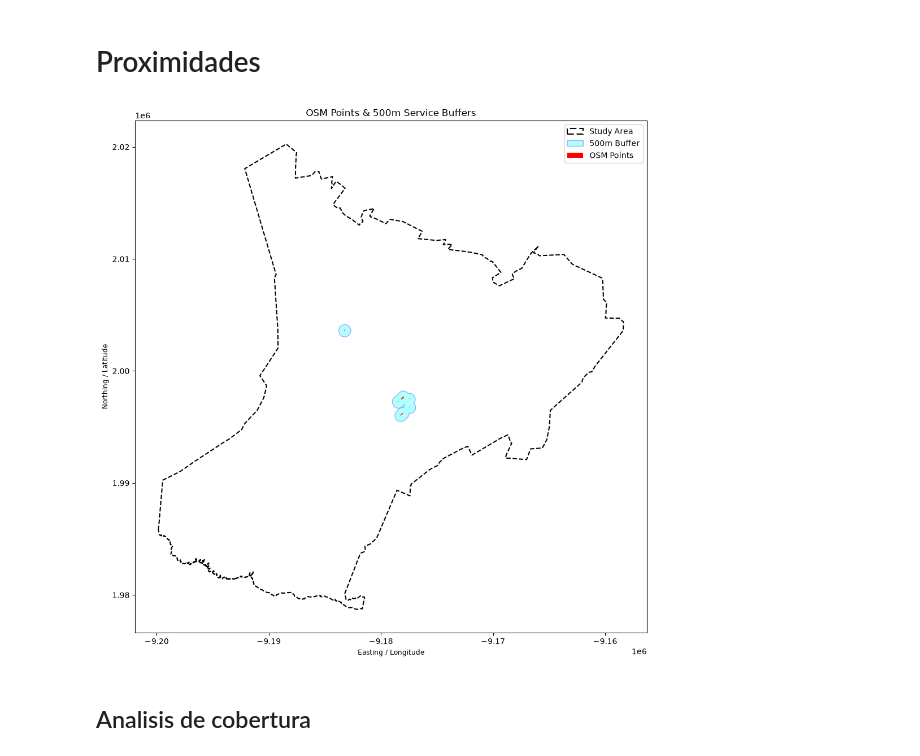
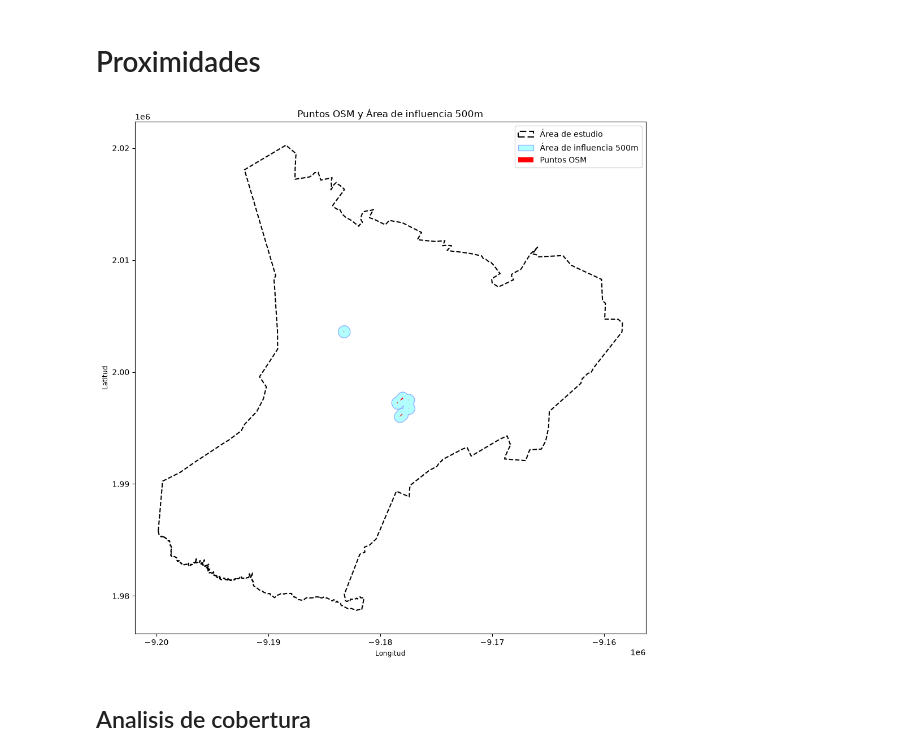
Before and after one commit to BardoSal/ServiceGapAnalysis, a Jupyter notebook: notebooks/code.ipynb, the cells around one changed output. Saved outputs shown, nothing was run; the diff lists cells and outputs as text; code cells hidden in the pictures.

```diff
--- a/notebooks/code.ipynb
+++ b/notebooks/code.ipynb
@@ -733,8 +726,6 @@ dissolved_buffer = buffer_500m.dissolve()
 buffers_path = os.path.join(POP_DISTRIBUTION_OUTPUT_FOLDER, f"osm_buffers_{study_area}.gpkg")
 dissolved_buffer.to_file(buffers_path, driver="GPKG")
 # %%
-import matplotlib.pyplot as plt
-
 # 1. Set up Matplotlib figure and axis
 fig, ax = plt.subplots(figsize=(10, 10))
 
@@ -742,40 +733,40 @@ fig, ax = plt.subplots(figsize=(10, 10))
 sa_gpd_projected.plot(
     ax=ax,
     facecolor="none",
     edgecolor="black",
     linewidth=1.5,
     linestyle="--",
-    label="Study Area"
+    label="Área de estudio"
 )
 
 # 3. Plot 500m Buffers (Semi-transparent polygons)
 dissolved_buffer.plot(
     ax=ax,
     facecolor="cyan",
     edgecolor="blue",
     alpha=0.3,         # Transparency so underlying layers remain visible
     linewidth=1,
-    label="500m Buffer"
+    label="Área de influencia 500m"
 )
 
 # 4. Plot Original OSM Points
 points_proj.plot(
     ax=ax,
     color="red",
     markersize=15,
     zorder=3,          # Keep points on top of buffer polygons
-    label="OSM Points"
+    label="Puntos OSM"
 )
 
 # 5. Styling & Layout
-ax.set_title("OSM Points & 500m Service Buffers")
-ax.set_xlabel("Easting / Longitude")
-ax.set_ylabel("Northing / Latitude")
+ax.set_title("Puntos OSM y Área de influencia 500m")
+ax.set_xlabel("Longitud")
+ax.set_ylabel("Latitud")
 plt.legend(loc="upper right")
 plt.tight_layout()
 plt.show()
 # %% [output]
-[figure, old version]
+[figure, new version]
 # %% [markdown]
 ## Analisis de cobertura
 # %%
```
Also changed, not shown: parts of 6 cells of this notebook, 2 other files.
